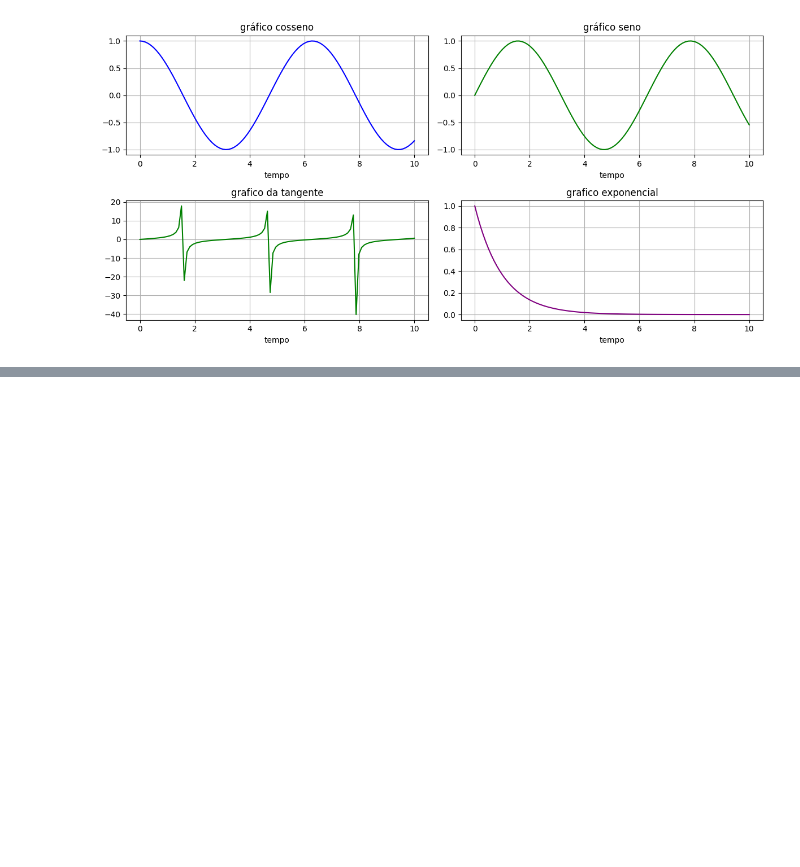
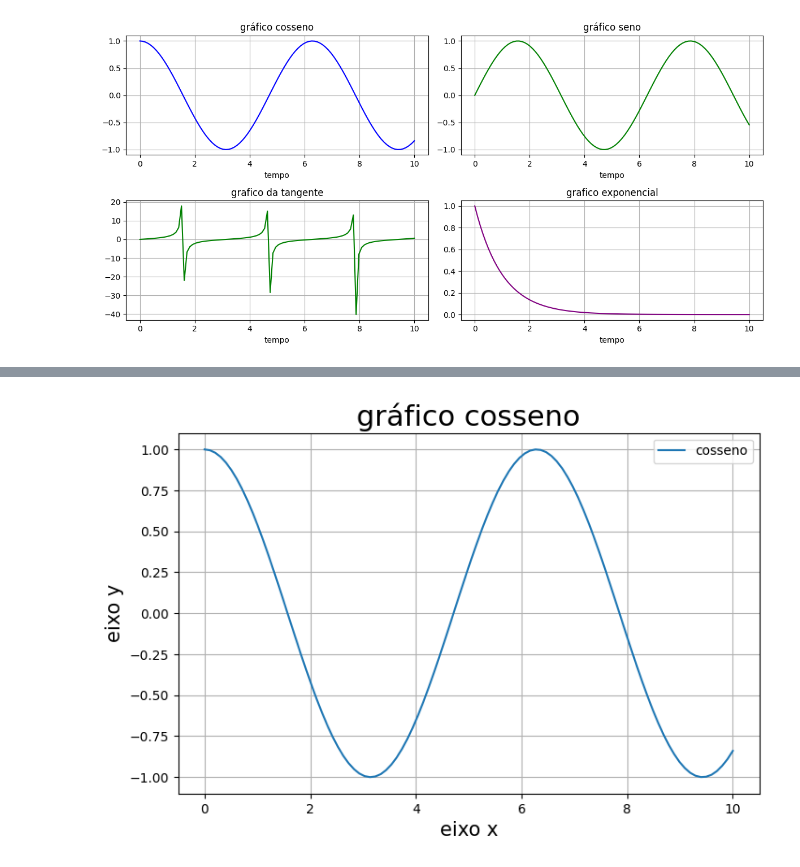
Before and after one commit to adrielnascimento/Flask_sqlalchemy, a Jupyter notebook: matplot.ipynb, the cells around one changed output, grey strips where cells are left out. Drawn from its saved outputs; the diff is of its cells as text; code cells hidden in the pictures; blank space fills up the shorter version.

```diff
--- a/matplot.ipynb
+++ b/matplot.ipynb
@@ -183,0 +196,11 @@ plt.show()
+# %%
+fig, ax = plt.subplots(figsize=(8, 5))
+ax.plot(a, y1, label='cosseno', lw=1.5)
+ax.set_title('gráfico cosseno', fontsize=22)
+ax.set_xlabel('eixo x', fontsize=15)
+ax.set_ylabel('eixo y', fontsize=15)
+ax.grid()
+ax.legend()
+plt.show()
+# %% [output]
+[figure, added]
```
Also changed, not shown: parts of 4 cells of this notebook.
